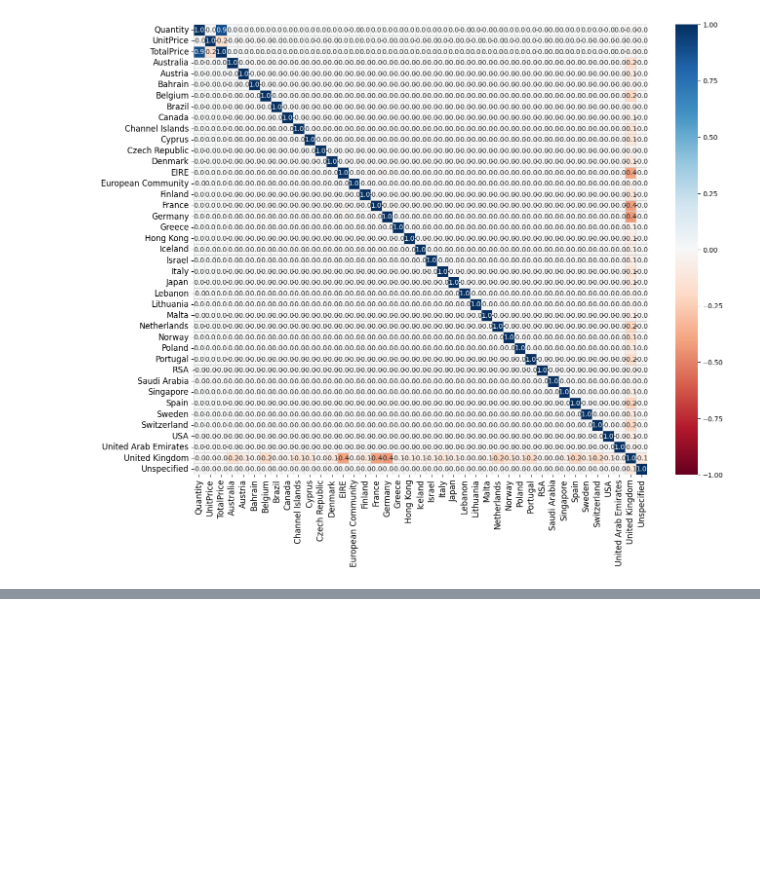
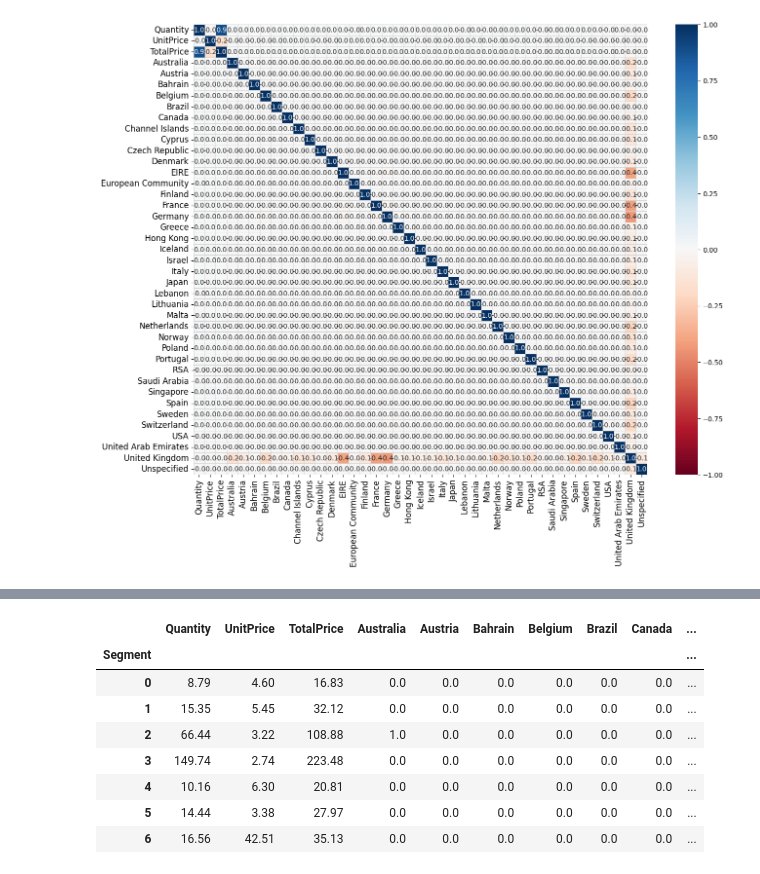
Before and after one commit to Jagannath29/DataScienceProjects, a Jupyter notebook: customer_segmentation/customer_analysis.ipynb, the cells around one changed output, grey strips where cells are left out. Cells and saved outputs as stored; diff of their text form; code cells hidden in the pictures; blank space fills up the shorter version.

```diff
--- a/customer_segmentation/customer_analysis.ipynb
+++ b/customer_segmentation/customer_analysis.ipynb
@@ -178,0 +313,14 @@ s.set_xticklabels(s.get_xticklabels(), rotation = 90, fontsize = 12)
+# %%
+final_df_analysis['N obs'] = final_df[['Segment', 'France']].groupby('Segment').count
+# final_df_analysis['Prop obs'] = final_df_analysis['N obs'] / final_df_analysis['N obs'].sum()
+final_df_analysis.round(2)
+# %% [output]
+|  | Quantity | UnitPrice | TotalPrice | Australia | Austria | Bahrain | Belgium | Brazil | Canada | ... |
+| Segment |  |  |  |  |  |  |  |  |  | ... |
+| 0 | 8.79 | 4.60 | 16.83 | 0.0 | 0.0 | 0.0 | 0.0 | 0.0 | 0.0 | ... |
+| 1 | 15.35 | 5.45 | 32.12 | 0.0 | 0.0 | 0.0 | 0.0 | 0.0 | 0.0 | ... |
+| 2 | 66.44 | 3.22 | 108.88 | 1.0 | 0.0 | 0.0 | 0.0 | 0.0 | 0.0 | ... |
+| 3 | 149.74 | 2.74 | 223.48 | 0.0 | 0.0 | 0.0 | 0.0 | 0.0 | 0.0 | ... |
+| 4 | 10.16 | 6.30 | 20.81 | 0.0 | 0.0 | 0.0 | 0.0 | 0.0 | 0.0 | ... |
+| 5 | 14.44 | 3.38 | 27.97 | 0.0 | 0.0 | 0.0 | 0.0 | 0.0 | 0.0 | ... |
+| 6 | 16.56 | 42.51 | 35.13 | 0.0 | 0.0 | 0.0 | 0.0 | 0.0 | 0.0 | ... |
```
Also changed, not shown: parts of 17 cells of this notebook.
